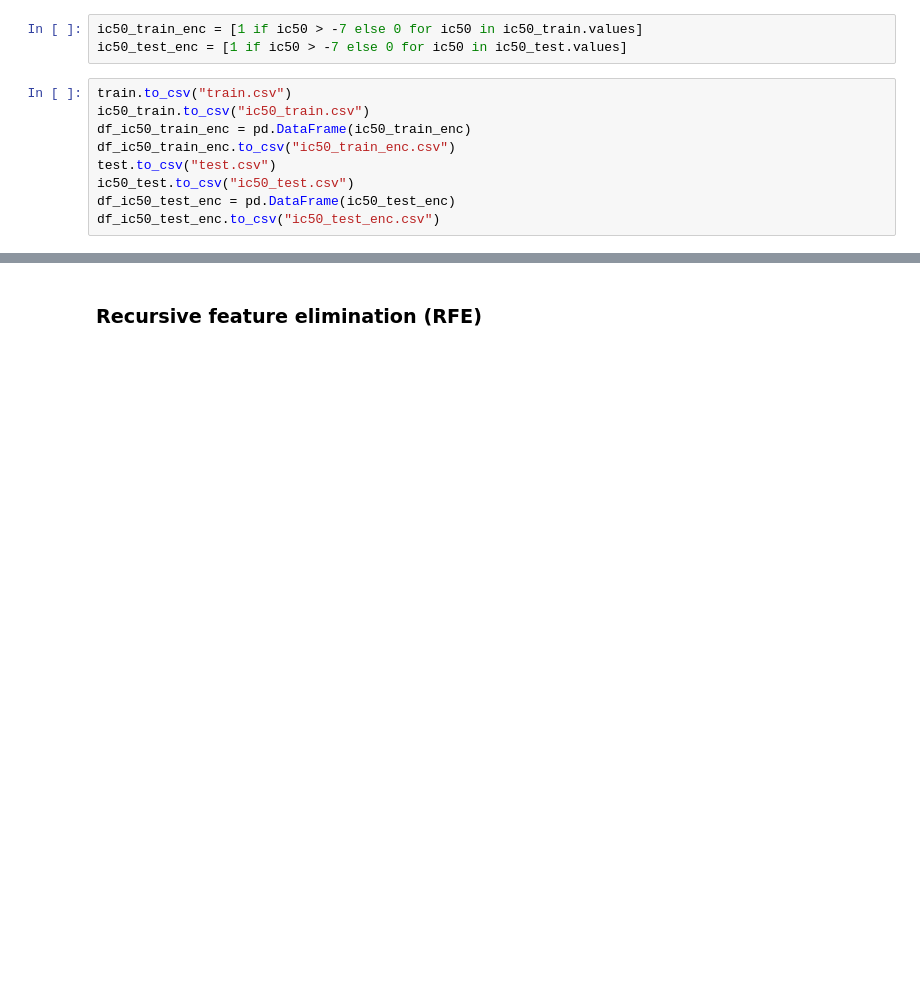
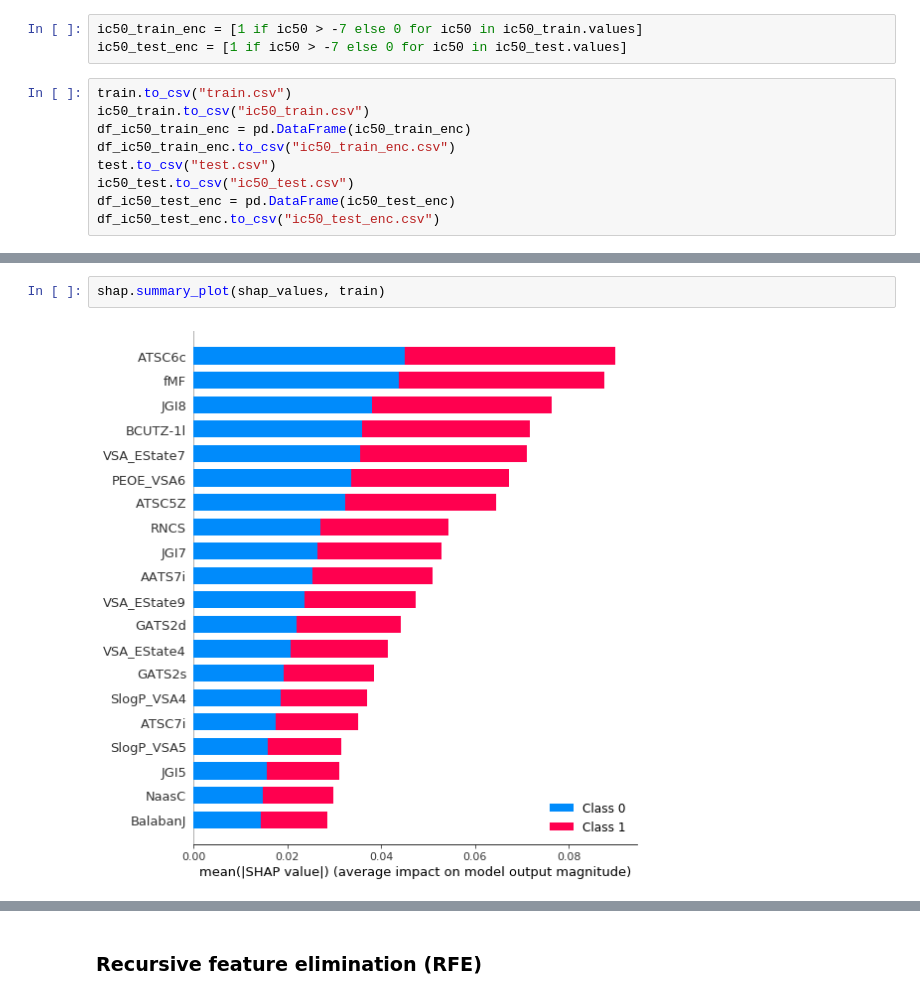
Before and after one commit to AlexisMolinaMR/PeleAI, a Jupyter notebook: PeleAI/descriptors/Descriptors_curation_to_ML.ipynb, the cells around one changed output, grey strips where cells are left out. Drawn from its saved outputs; the diff is of its cells as text; blank space fills up the shorter version.

```diff
--- a/PeleAI/descriptors/Descriptors_curation_to_ML.ipynb
+++ b/PeleAI/descriptors/Descriptors_curation_to_ML.ipynb
@@ -308,0 +393,4 @@ df_ic50_test_enc.to_csv("ic50_test_enc.csv")
+# %%
+shap.summary_plot(shap_values, train)
+# %% [output]
+[figure, added]
```
Also changed, not shown: parts of 109 cells of this notebook, 11 other files.
